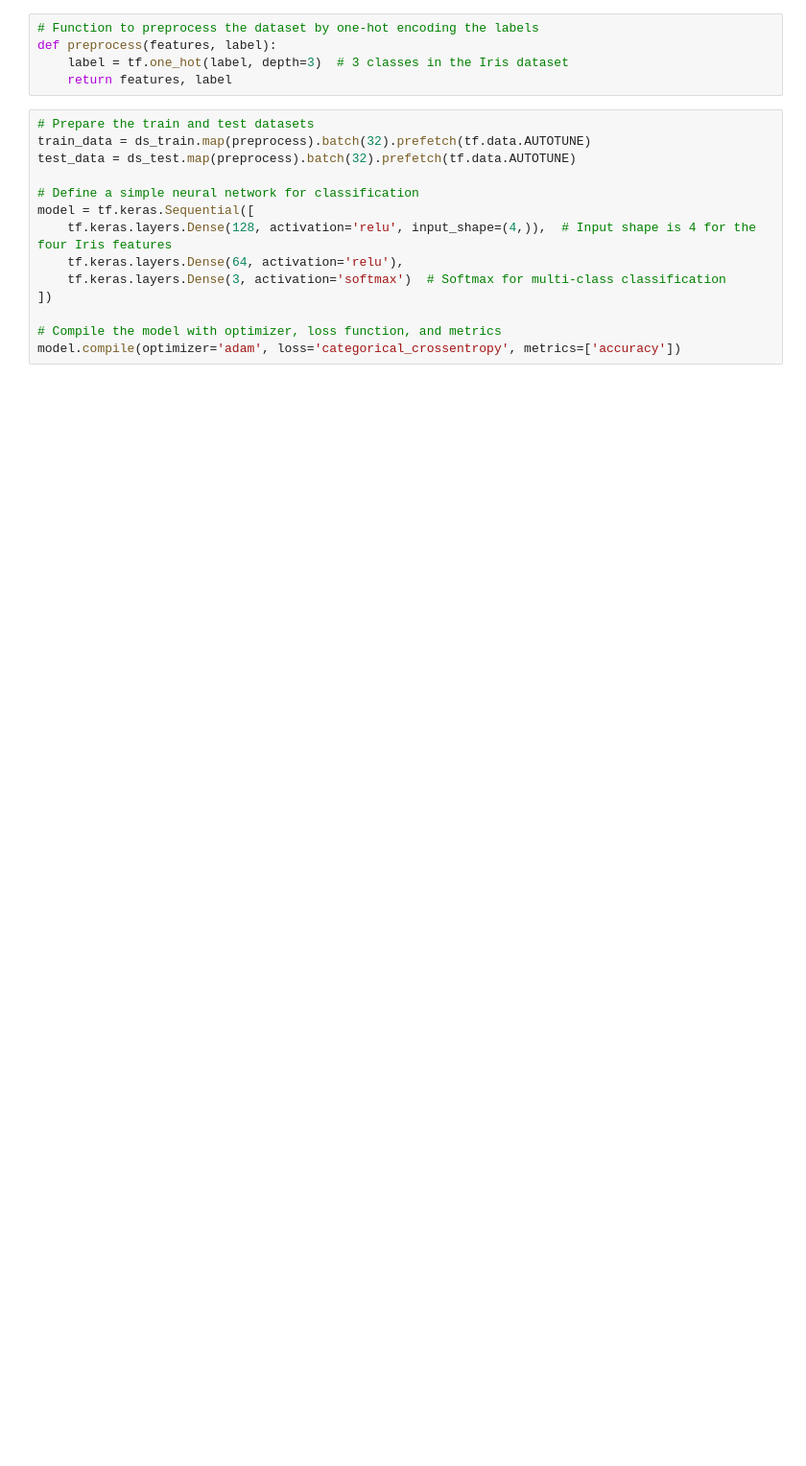
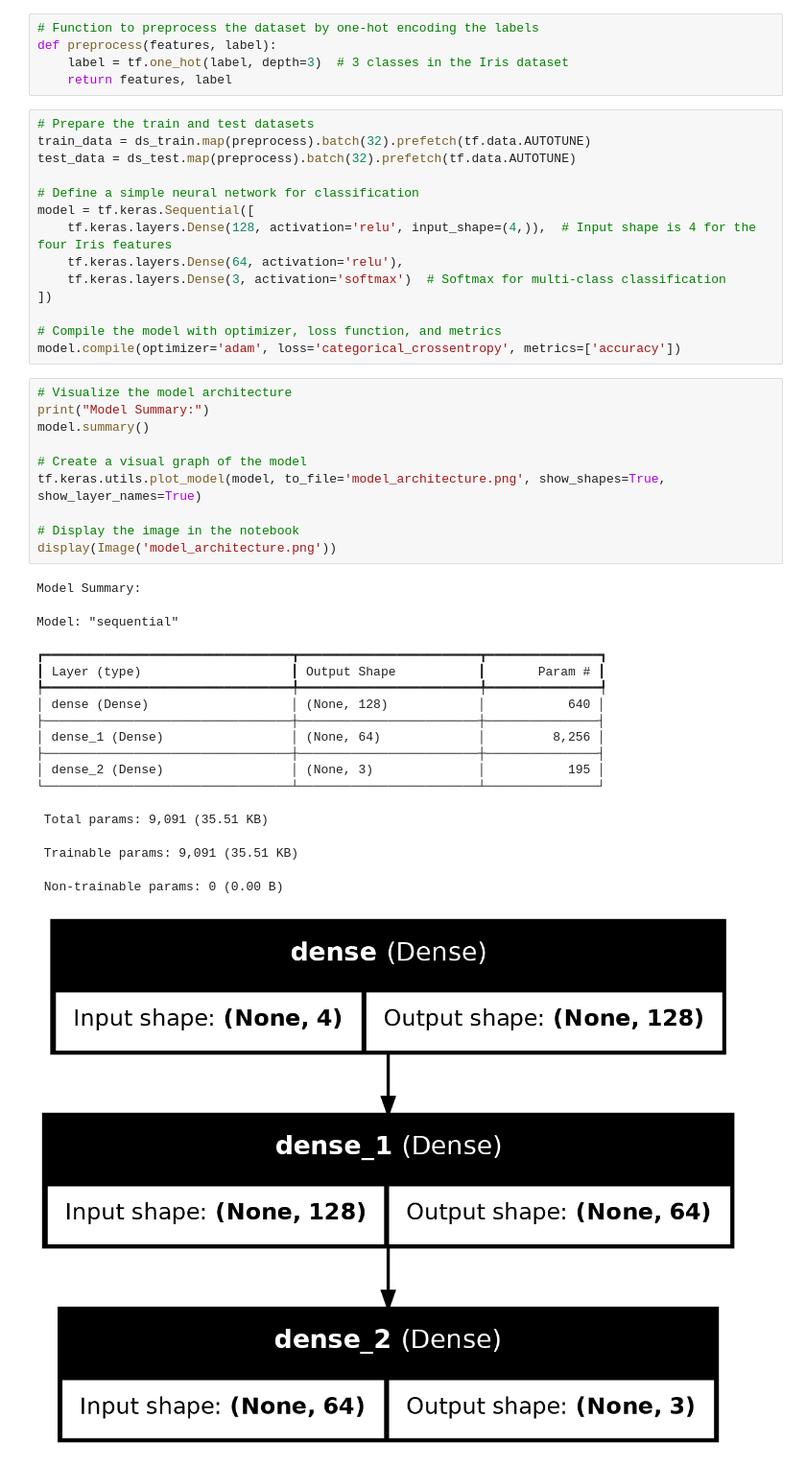
Before and after one commit to lucapug/eu-certif-ai, a Jupyter notebook: gcml/simple_estimator.ipynb, the cells around one changed output. Shown at 96% size. Cells and saved outputs as stored; diff of their text form; blank space fills up the shorter version.

```diff
--- a/gcml/simple_estimator.ipynb
+++ b/gcml/simple_estimator.ipynb
@@ -40,6 +53,32 @@ model = tf.keras.Sequential([
 
 # Compile the model with optimizer, loss function, and metrics
 model.compile(optimizer='adam', loss='categorical_crossentropy', metrics=['accuracy'])
+# %%
+# Visualize the model architecture
+print("Model Summary:")
+model.summary()
+
+# Create a visual graph of the model
+tf.keras.utils.plot_model(model, to_file='model_architecture.png', show_shapes=True, show_layer_names=True)
+
+# Display the image in the notebook
+display(Image('model_architecture.png'))
+# %% [output]
+Model Summary:
+Model: "sequential"
+┏━━━━━━━━━━━━━━━━━━━━━━━━━━━━━━━━━┳━━━━━━━━━━━━━━━━━━━━━━━━┳━━━━━━━━━━━━━━━┓
+┃ Layer (type)                    ┃ Output Shape           ┃       Param # ┃
+┡━━━━━━━━━━━━━━━━━━━━━━━━━━━━━━━━━╇━━━━━━━━━━━━━━━━━━━━━━━━╇━━━━━━━━━━━━━━━┩
+│ dense (Dense)                   │ (None, 128)            │           640 │
+├─────────────────────────────────┼────────────────────────┼───────────────┤
+│ dense_1 (Dense)                 │ (None, 64)             │         8,256 │
+├─────────────────────────────────┼────────────────────────┼───────────────┤
+│ dense_2 (Dense)                 │ (None, 3)              │           195 │
+└─────────────────────────────────┴────────────────────────┴───────────────┘
+ Total params: 9,091 (35.51 KB)
+ Trainable params: 9,091 (35.51 KB)
+ Non-trainable params: 0 (0.00 B)
+[figure, added]
 # %%
 # Train the model on the training data and validate on the test data
 history = model.fit(train_data, epochs=50, validation_data=test_data)
```
Also changed, not shown: parts of 6 cells of this notebook.
